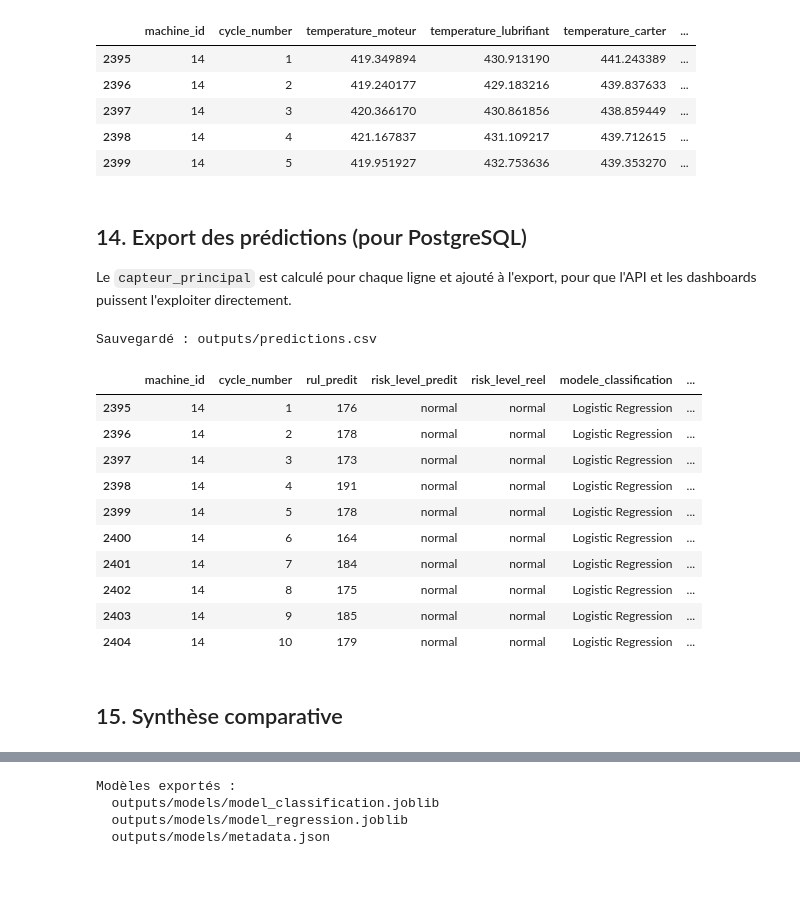
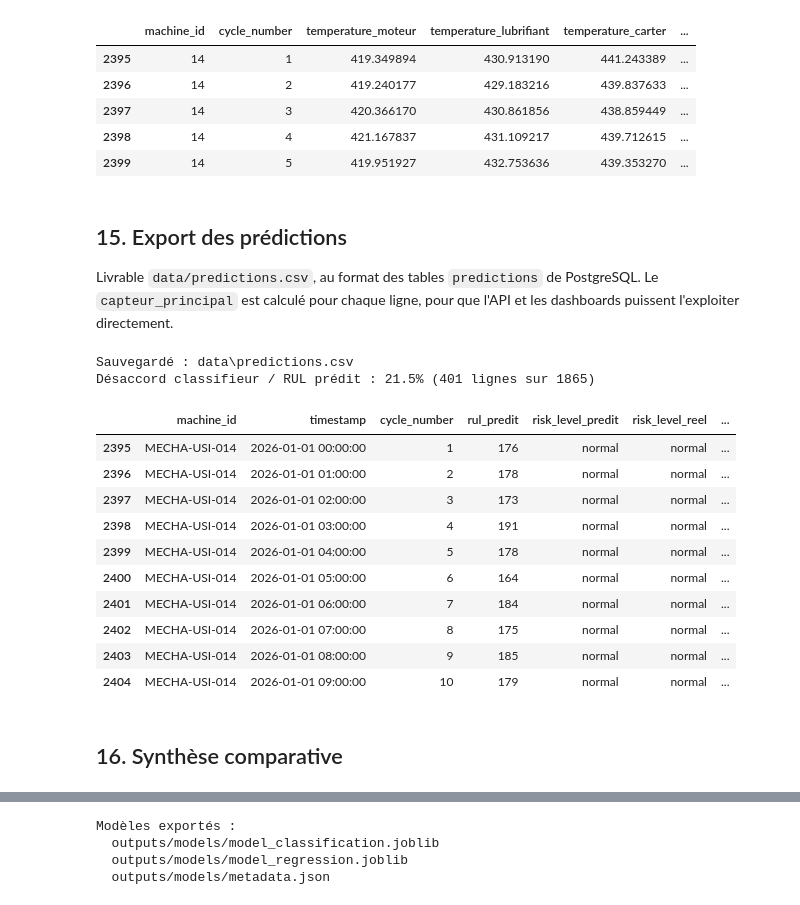
Before and after one commit to ValentinFurcy/MSPR_MECHA_IA, a Jupyter notebook: mecha-ia/mecha_maintenance_predictive.ipynb, the cells around one changed output, grey strips where cells are left out. Saved outputs shown, nothing was run; the diff lists cells and outputs as text; code cells hidden in the pictures; blank space fills up the shorter version.

```diff
--- a/mecha-ia/mecha_maintenance_predictive.ipynb
+++ b/mecha-ia/mecha_maintenance_predictive.ipynb
@@ -627,0 +844,17 @@ plt.show()
+# %%
+# Évaluation sur les 10 machines de test, avec le seuil retenu
+if best_clf_name == "XGBoost":
+    proba_test, classes_test = best_clf.predict_proba(X_test), _LE.classes_
+else:
+    proba_test, classes_test = best_clf.predict_proba(X_test), best_clf.classes_
+
+y_pred_clf_defaut = y_pred_clf
+y_pred_clf = predire_avec_seuil(proba_test, classes_test, SEUIL_DECISION)
+crit_seuil = criteres_client(y_test_clf, y_pred_clf)
+
+print(classification_report(y_test_clf.astype(str), y_pred_clf.astype(str)))
+afficher_criteres(crit_seuil)
+print()
+print(pd.DataFrame({"Règle par défaut (argmax)": crit_defaut,
+                    f"Seuil P(a_risque) >= {SEUIL_DECISION}": crit_seuil}).T
+      [["rappel", "taux_fp", "precision", "vp", "fp", "fn"]].round(3).to_string())
@@ -729,14 +982,9 @@ Statistiques de référence (moyenne / écart-type) par capteur :
 | humidite_ambiante | 557.04 | 6.54 |
 | indice_usure_outil | 617.06 | 6.52 |
 # %%
-def capteur_principal(row, feature_stats):
-    """Retourne le capteur dont la valeur est la plus anormale (score-Z le
-    plus élevé en valeur absolue) pour une ligne de données donnée."""
-    z_scores = {}
-    for f, stats in feature_stats.items():
-        std = stats["std"] if stats["std"] > 0 else 1e-6
-        z_scores[f] = abs((row[f] - stats["mean"]) / std)
-    return max(z_scores, key=z_scores.get)
+# Même fonction que le pipeline d'inférence (src/cleaning.py) : capteur dont
+# la valeur est la plus anormale (score-Z le plus élevé en valeur absolue).
+from src.cleaning import capteur_principal
 
 # Exemple sur les 5 premières machines du jeu de test
 exemples = df_test.head(5).copy()
@@ -750,39 +998,49 @@ exemples[["machine_id", "cycle_number"] + FEATURES[:3] + ["capteur_principal"]]
 | 2398 | 14 | 4 | 421.167837 | 431.109217 | 439.712615 | ... |
 | 2399 | 14 | 5 | 419.951927 | 432.753636 | 439.353270 | ... |
 # %% [markdown]
-## 14. Export des prédictions (pour PostgreSQL)
+## 15. Export des prédictions
 
-Le `capteur_principal` est calculé pour chaque ligne et ajouté à l'export,
-pour que l'API et les dashboards puissent l'exploiter directement.
+Livrable `data/predictions.csv`, au format des tables `predictions` de PostgreSQL.
+Le `capteur_principal` est calculé pour chaque ligne, pour que l'API et les
+dashboards puissent l'exploiter directement.
 # %%
-Path("outputs").mkdir(exist_ok=True)
-
 results = df_test[["machine_id", "cycle_number"]].copy()
+results["machine_id"] = id_mecha(results["machine_id"])
+results["timestamp"] = horodatage(results["cycle_number"])
 results["rul_predit"] = y_pred_reg.round(0).astype(int)
 results["risk_level_predit"] = y_pred_clf
 results["risk_level_reel"] = y_test_clf.values
 results["modele_classification"] = best_clf_name
 results["modele_regression"] = best_reg_name
 results["capteur_principal"] = df_test.apply(lambda r: capteur_principal(r, feature_stats), axis=1).values
+results = results[["machine_id", "timestamp", "cycle_number", "rul_predit", "risk_level_predit",
+                   "risk_level_reel", "modele_classification", "modele_regression", "capteur_principal"]]
 
-results.to_csv("outputs/predictions.csv", index=False)
-print("Sauvegardé : outputs/predictions.csv")
+results.to_csv(DATA_DIR / "predictions.csv", index=False)
+print(f"Sauvegardé : {DATA_DIR / 'predictions.csv'}")
+
+# Classifieur et régresseur sont deux modèles indépendants : mesure de leur
+# désaccord une fois le RUL prédit ramené aux mêmes seuils.
+niveau_depuis_rul = pd.cut(results["rul_predit"], bins=RISK_BINS, labels=RISK_LABELS).astype(str)
+desaccord = (niveau_depuis_rul != results["risk_level_predit"])
+print(f"Désaccord classifieur / RUL prédit : {desaccord.mean():.1%} ({desaccord.sum()} lignes sur {len(results)})")
 results.head(10)
 # %% [output]
-Sauvegardé : outputs/predictions.csv
+Sauvegardé : data\predictions.csv
+Désaccord classifieur / RUL prédit : 21.5% (401 lignes sur 1865)
-|  | machine_id | cycle_number | rul_predit | risk_level_predit | risk_level_reel | modele_classification | ... |
-| 2395 | 14 | 1 | 176 | normal | normal | Logistic Regression | ... |
-| 2396 | 14 | 2 | 178 | normal | normal | Logistic Regression | ... |
-| 2397 | 14 | 3 | 173 | normal | normal | Logistic Regression | ... |
-| 2398 | 14 | 4 | 191 | normal | normal | Logistic Regression | ... |
-| 2399 | 14 | 5 | 178 | normal | normal | Logistic Regression | ... |
-| 2400 | 14 | 6 | 164 | normal | normal | Logistic Regression | ... |
-| 2401 | 14 | 7 | 184 | normal | normal | Logistic Regression | ... |
-| 2402 | 14 | 8 | 175 | normal | normal | Logistic Regression | ... |
-| 2403 | 14 | 9 | 185 | normal | normal | Logistic Regression | ... |
-| 2404 | 14 | 10 | 179 | normal | normal | Logistic Regression | ... |
+|  | machine_id | timestamp | cycle_number | rul_predit | risk_level_predit | risk_level_reel | ... |
+| 2395 | MECHA-USI-014 | 2026-01-01 00:00:00 | 1 | 176 | normal | normal | ... |
+| 2396 | MECHA-USI-014 | 2026-01-01 01:00:00 | 2 | 178 | normal | normal | ... |
+| 2397 | MECHA-USI-014 | 2026-01-01 02:00:00 | 3 | 173 | normal | normal | ... |
+| 2398 | MECHA-USI-014 | 2026-01-01 03:00:00 | 4 | 191 | normal | normal | ... |
+| 2399 | MECHA-USI-014 | 2026-01-01 04:00:00 | 5 | 178 | normal | normal | ... |
+| 2400 | MECHA-USI-014 | 2026-01-01 05:00:00 | 6 | 164 | normal | normal | ... |
+| 2401 | MECHA-USI-014 | 2026-01-01 06:00:00 | 7 | 184 | normal | normal | ... |
+| 2402 | MECHA-USI-014 | 2026-01-01 07:00:00 | 8 | 175 | normal | normal | ... |
+| 2403 | MECHA-USI-014 | 2026-01-01 08:00:00 | 9 | 185 | normal | normal | ... |
+| 2404 | MECHA-USI-014 | 2026-01-01 09:00:00 | 10 | 179 | normal | normal | ... |
 # %% [markdown]
-## 15. Synthèse comparative
+## 16. Synthèse comparative
 # %%
 print("=== CLASSIFICATION ===")
 print(df_clf.to_string(index=False))
```
Also changed, not shown: parts of 49 cells of this notebook, 11 other files.
